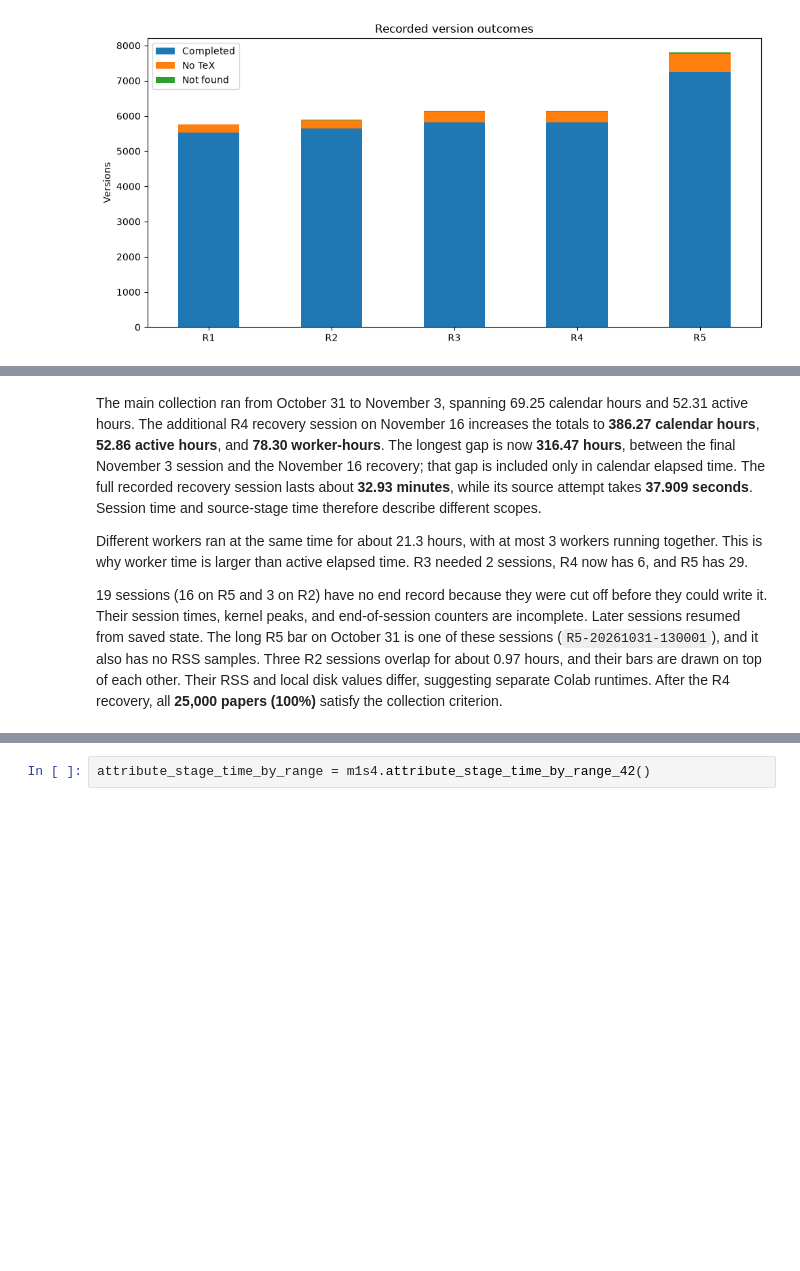
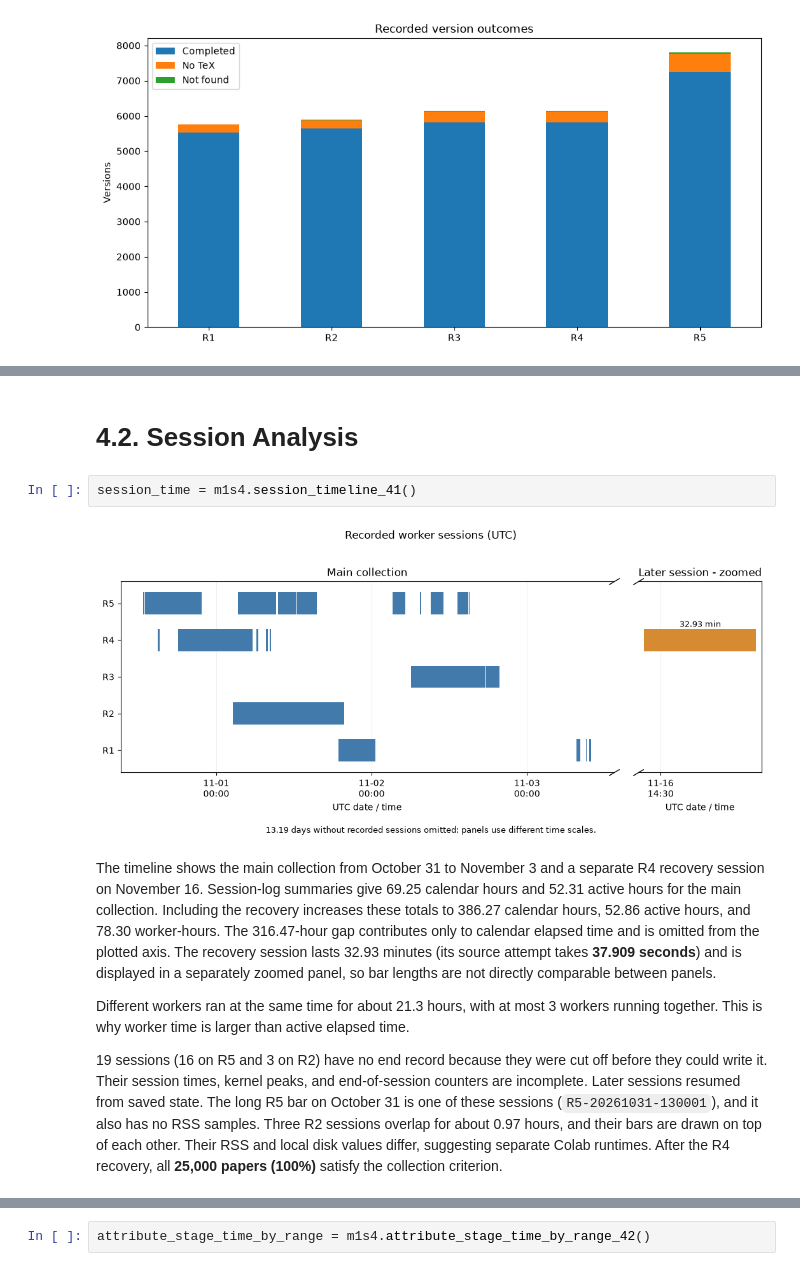
Before and after one commit to DuyNhat1705/Intro2DS-Group3-Report, a Jupyter notebook: Reports/Report1.ipynb, the cells around one changed output, grey strips where cells are left out. Saved outputs shown, nothing was run; the diff lists cells and outputs as text; blank space fills up the shorter version.

```diff
--- a/Reports/Report1.ipynb
+++ b/Reports/Report1.ipynb
@@ -519,7 +513,13 @@ Sessions with data
+# %% [markdown]
+# 4.2. Session Analysis
+# %%
+session_time = m1s4.session_timeline_41()
+# %% [output]
+[figure, added]
 # %% [markdown]
-The main collection ran from October 31 to November 3, spanning 69.25 calendar hours and 52.31 active hours. The additional R4 recovery session on November 16 increases the totals to **386.27 calendar hours**, **52.86 active hours**, and **78.30 worker-hours**. The longest gap is now **316.47 hours**, between the final November 3 session and the November 16 recovery; that gap is included only in calendar elapsed time. The full recorded recovery session lasts about **32.93 minutes**, while its source attempt takes **37.909 seconds**. Session time and source-stage time therefore describe different scopes.
+The timeline shows the main collection from October 31 to November 3 and a separate R4 recovery session on November 16. Session-log summaries give 69.25 calendar hours and 52.31 active hours for the main collection. Including the recovery increases these totals to 386.27 calendar hours, 52.86 active hours, and 78.30 worker-hours. The 316.47-hour gap contributes only to calendar elapsed time and is omitted from the plotted axis. The recovery session lasts 32.93 minutes (its source attempt takes **37.909 seconds**) and is displayed in a separately zoomed panel, so bar lengths are not directly comparable between panels.
 
-Different workers ran at the same time for about 21.3 hours, with at most 3 workers running together. This is why worker time is larger than active elapsed time. R3 needed 2 sessions, R4 now has 6, and R5 has 29.
+Different workers ran at the same time for about 21.3 hours, with at most 3 workers running together. This is why worker time is larger than active elapsed time.
 
 19 sessions (16 on R5 and 3 on R2) have no end record because they were cut off before they could write it. Their session times, kernel peaks, and end-of-session counters are incomplete. Later sessions resumed from saved state. The long R5 bar on October 31 is one of these sessions (`R5-20261031-130001`), and it also has no RSS samples. Three R2 sessions overlap for about 0.97 hours, and their bars are drawn on top of each other. Their RSS and local disk values differ, suggesting separate Colab runtimes. After the R4 recovery, all **25,000 papers (100%)** satisfy the collection criterion.
 # %% [markdown]
```
Also changed, not shown: parts of 50 cells of this notebook, 4 other files.
